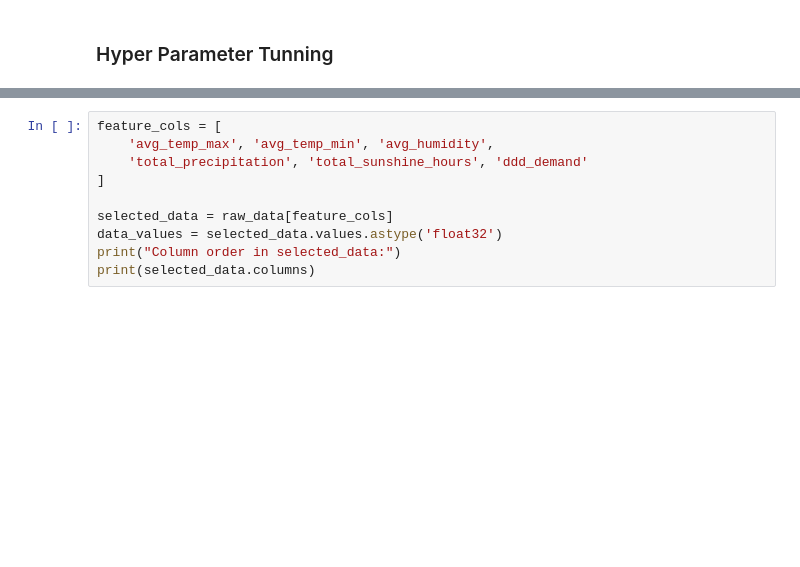
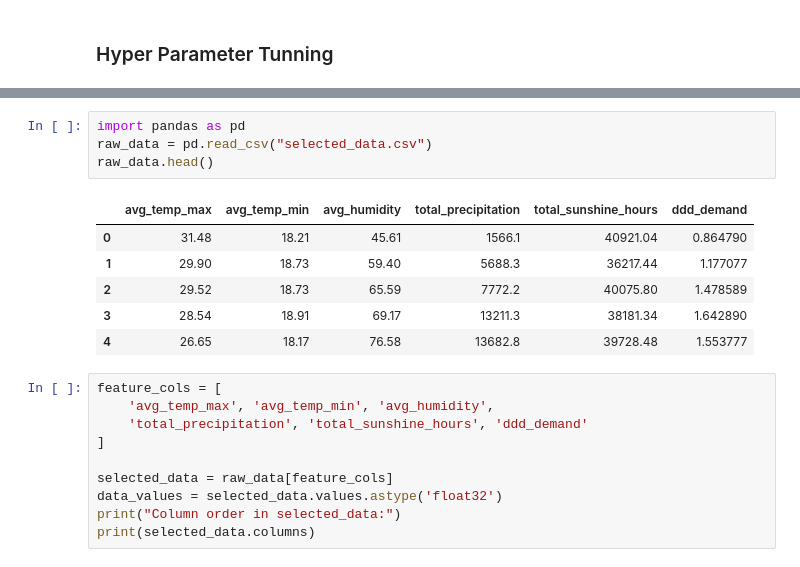
Before and after one commit to albertraviss2023/anti-malarial-demand-forecast, a Jupyter notebook: develop_model.ipynb, the cells around one changed output, grey strips where cells are left out. Cells and saved outputs as stored; diff of their text form; blank space fills up the shorter version.

```diff
--- a/develop_model.ipynb
+++ b/develop_model.ipynb
@@ -1312,3 +1295,14 @@ raw_data.head()
+# %%
+import pandas as pd
+raw_data = pd.read_csv("selected_data.csv")
+raw_data.head()
+# %% [output]
+|  | avg_temp_max | avg_temp_min | avg_humidity | total_precipitation | total_sunshine_hours | ddd_demand |
+| 0 | 31.48 | 18.21 | 45.61 | 1566.1 | 40921.04 | 0.864790 |
+| 1 | 29.90 | 18.73 | 59.40 | 5688.3 | 36217.44 | 1.177077 |
+| 2 | 29.52 | 18.73 | 65.59 | 7772.2 | 40075.80 | 1.478589 |
+| 3 | 28.54 | 18.91 | 69.17 | 13211.3 | 38181.34 | 1.642890 |
+| 4 | 26.65 | 18.17 | 76.58 | 13682.8 | 39728.48 | 1.553777 |
 # %%
 feature_cols = [
     'avg_temp_max', 'avg_temp_min', 'avg_humidity',
```
Also changed, not shown: parts of 28 cells of this notebook, 9 other files.
